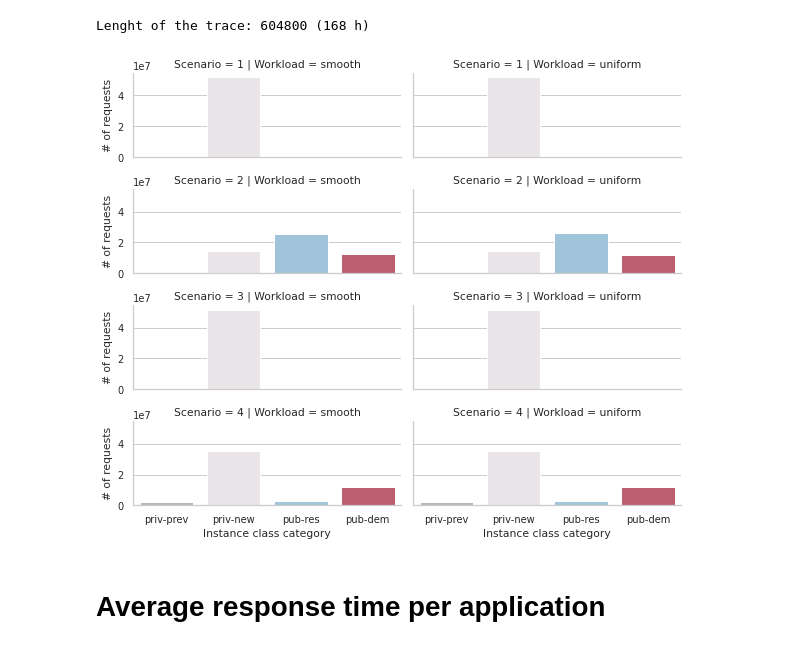
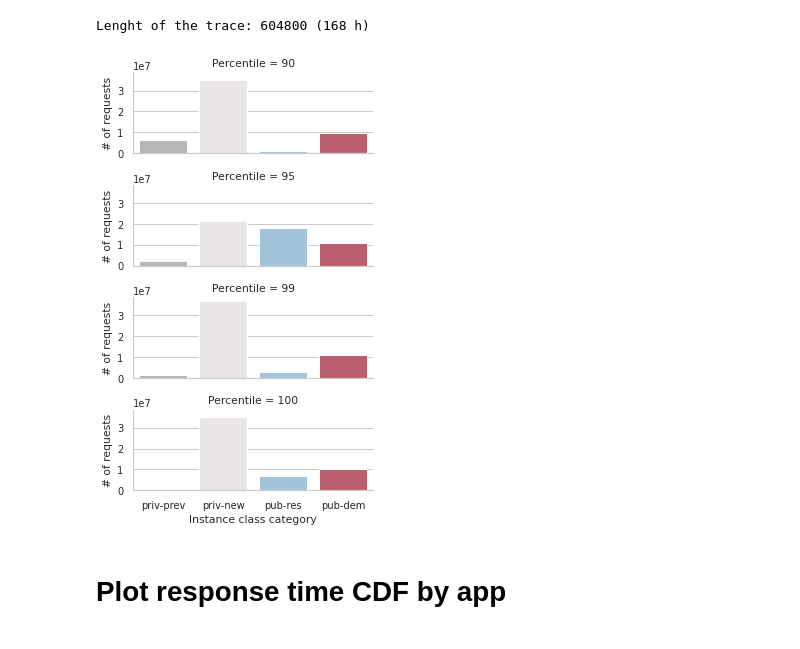
Before and after one commit to asi-uniovi/hybrid_exp, a Jupyter notebook: PlotResults.ipynb, the cells around one changed output. Cells and saved outputs as stored; diff of their text form; code cells hidden in the pictures.

```diff
--- a/PlotResults.ipynb
+++ b/PlotResults.ipynb
@@ -352,9 +416,10 @@ with sns.plotting_context("notebook", font_scale=0.7):
 # %% [markdown]
 # Plot number of requests
 # %%
-req_files = glob.glob('res_sim/0*[smooth|uniform]_reqs.csv')
+req_files = [f'res_sim/{i+10:03}_reqs.csv' for i in range(4)]
+
 df_req = pd.DataFrame()
-for f in req_files:
+for i, f in enumerate(req_files):
     df = pd.read_csv(f,
                      usecols=['creation', 'start', 'end', 'app', 'ic'],
                      dtype={
@@ -366,18 +431,13 @@ for f in req_files:
                      },
                     )
 
-    scenario = f[10:11]
-    workload = f.split('_')[2].split('.')[0]
-
-    df['Scenario'] = scenario
-    df['Workload'] = workload
+    df['Percentile'] = percentiles[i]
 
     df_req = df_req.append(df)
 # %%
 # Categories are lost on the merge. Get them back
 df_req.ic = df_req.ic.astype('category')
-df_req.Scenario = df_req.Scenario.astype('category')
-df_req.Workload = df_req.Workload.astype('category')
+df_req.Percentile = df_req.Percentile.astype('category')
 # %%
 secs = math.ceil(df_req.end.max())
 hours = int(secs/3600)
@@ -387,7 +447,7 @@ Lenght of the trace: 604800 (168 h)
 # %%
 df_req['resp_time'] = df_req.end - df_req.creation
 # %%
-df_req_gr_ic = df_req.groupby(['Scenario', 'Workload', 'ic']).resp_time.count().copy().reset_index().sort_values(by='ic')
+df_req_gr_ic = df_req.groupby(['Percentile', 'ic']).resp_time.count().copy().reset_index().sort_values(by='ic')
 df_req_gr_ic.rename(columns={'resp_time': 'req_count'}, inplace=True)
 # %%
 # Add type of IC and of cloud
@@ -408,19 +468,19 @@ def ic_cat(row):
 df_req_gr_ic['ic_cat'] = df_req_gr_ic.apply(lambda row: ic_cat(row), axis=1)
 df_req_gr_ic['cloud_type'] = df_req_gr_ic.apply(lambda row: 'priv' if 'priv' in row.ic_cat else 'pub', axis=1)
 # %%
-df_req_gr_ic_cat = df_req_gr_ic.groupby(['Scenario', 'Workload', 'ic_cat']).sum().copy().reset_index().sort_values(by='ic_cat')
+df_req_gr_ic_cat = df_req_gr_ic.groupby(['Percentile', 'ic_cat']).sum().copy().reset_index().sort_values(by='ic_cat')
 # %%
 with sns.plotting_context("notebook", font_scale=0.9):
-    chart = sns.catplot(data=df_req_gr_ic_cat, x='ic_cat', y='req_count', row='Scenario', col='Workload', kind='bar',
+    chart = sns.catplot(data=df_req_gr_ic_cat, x='ic_cat', y='req_count', row='Percentile', kind='bar',
                         legend='full',
                         aspect=2.4,
                         height=1.7,
                         palette=palette,
                         order=['priv-prev', 'priv-new', 'pub-res', 'pub-dem']
                )
     chart.set_axis_labels('Instance class category', '# of requests')
     chart.savefig('figs/reqs_cat.png', bbox_inches='tight', dpi=300)
 # %% [output]
-[figure, old version]
+[figure, new version]
 # %% [markdown]
-# Average response time per application
+# Plot response time CDF by app
```
Also changed, not shown: parts of 21 cells of this notebook.
